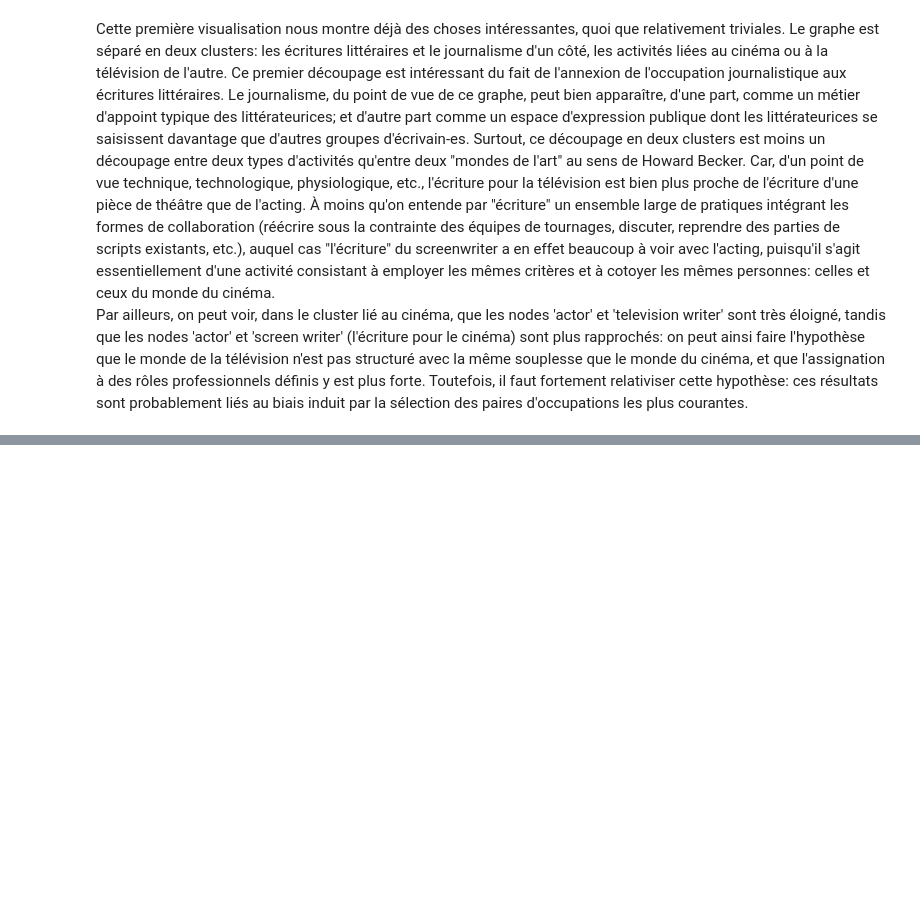
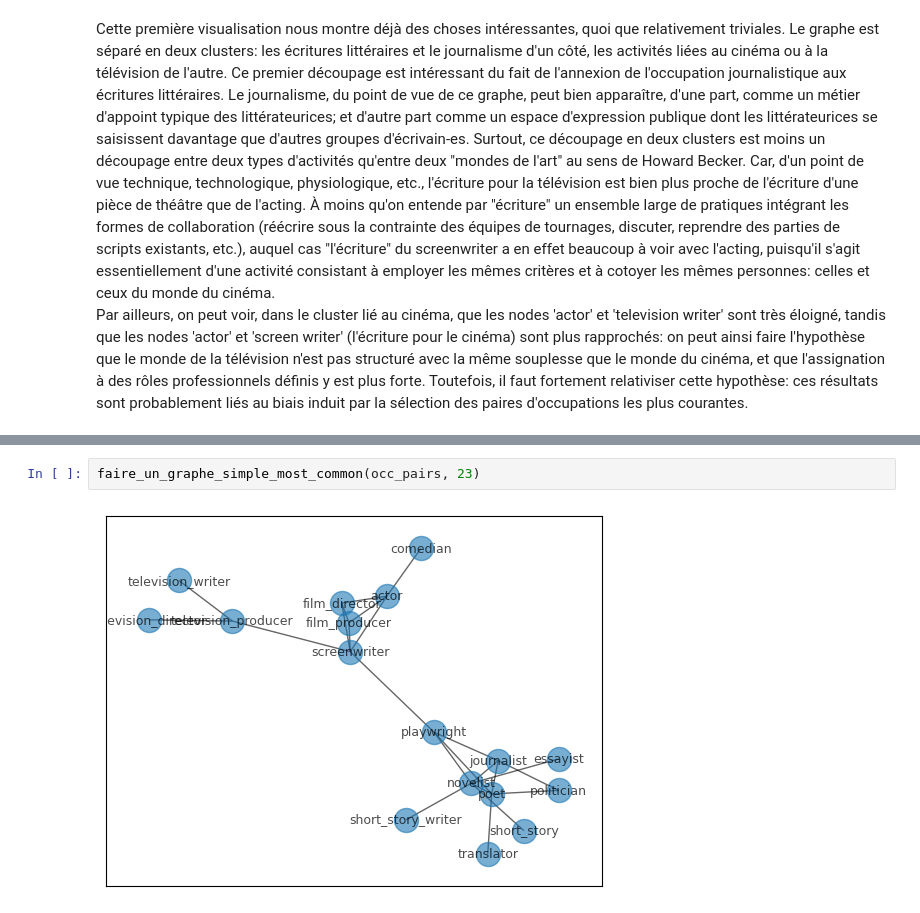
Before and after one commit to thjbdvlt/people_in_literature, a Jupyter notebook: reseaux/reseaux_apres_minuit.ipynb, the cells around one changed output, grey strips where cells are left out. Cells and saved outputs as stored; diff of their text form; blank space fills up the shorter version.

```diff
--- a/reseaux/reseaux_apres_minuit.ipynb
+++ b/reseaux/reseaux_apres_minuit.ipynb
@@ -347,0 +347,4 @@ connected_nodes("book")
+# %%
+faire_un_graphe_simple_most_common(occ_pairs, 23)
+# %% [output]
+[figure, added]
```
Also changed, not shown: parts of 36 cells of this notebook.
